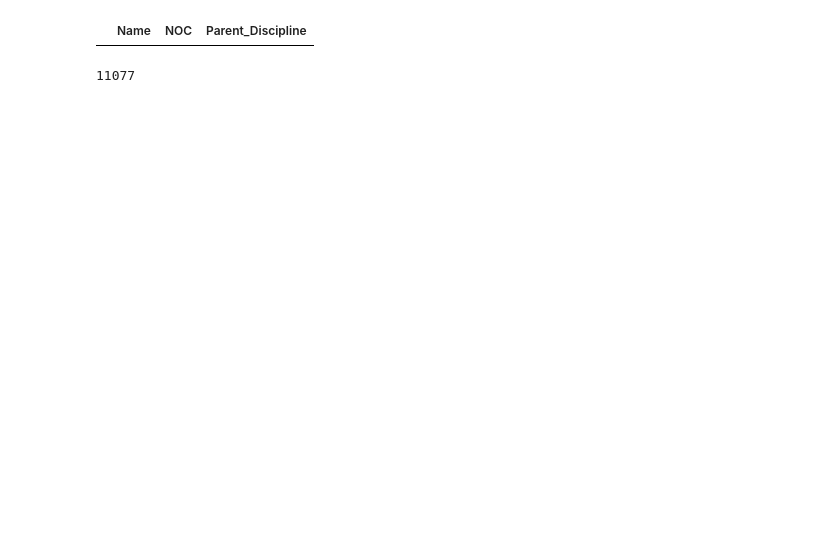
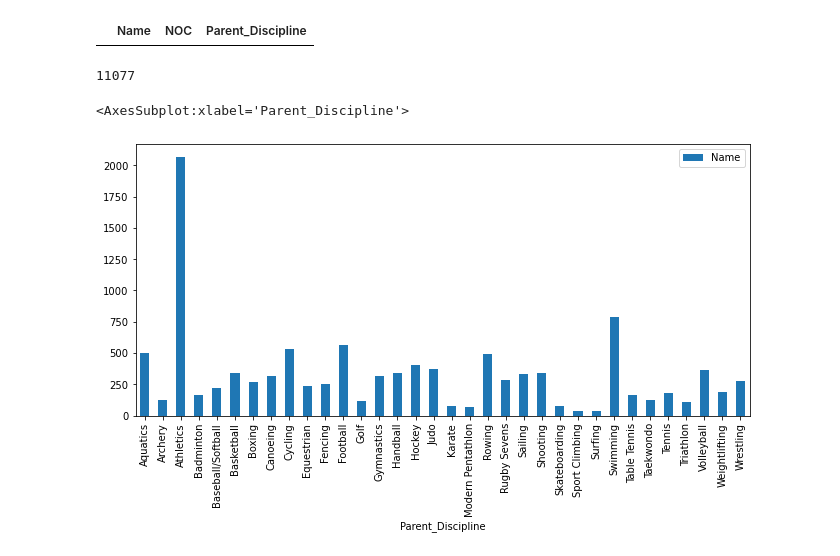
Before and after one commit to jennifer-biener/kaggle_datasets, a Jupyter notebook: 2021 Olympics in Tokyo/athletes.ipynb, the cells around one changed output. Saved outputs shown, nothing was run; the diff lists cells and outputs as text; code cells hidden in the pictures; blank space fills up the shorter version.

Commit message:
work on coaches and athletes

```diff
--- a/2021 Olympics in Tokyo/athletes.ipynb
+++ b/2021 Olympics in Tokyo/athletes.ipynb
@@ -234,3 +206,9 @@ aquatics_parent[aquatics_parent.duplicated(subset='Name', keep=False)]
 df_parent['Name'].count()
 # %% [output]
 11077
+# %%
+athletes_parent_discipline = df_parent.loc[:, ['Parent_Discipline', 'Name']].groupby('Parent_Discipline').count()
+athletes_parent_discipline.plot.bar(figsize=(11,5))
+# %% [output]
+<AxesSubplot:xlabel='Parent_Discipline'>
+[figure, added]
```
Also changed, not shown: parts of 13 cells of this notebook, 2 other files.
